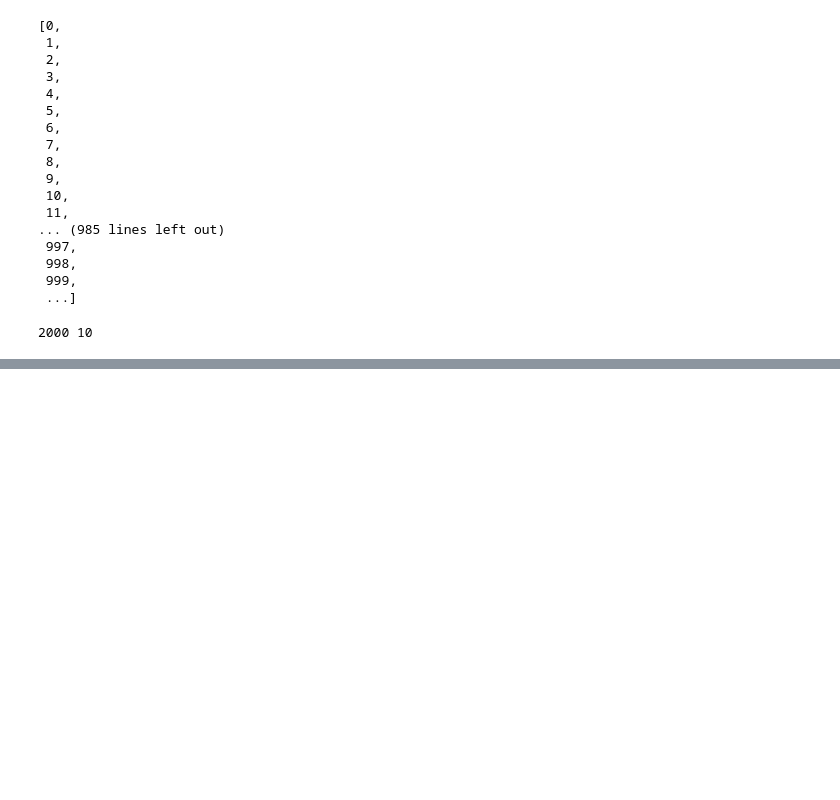
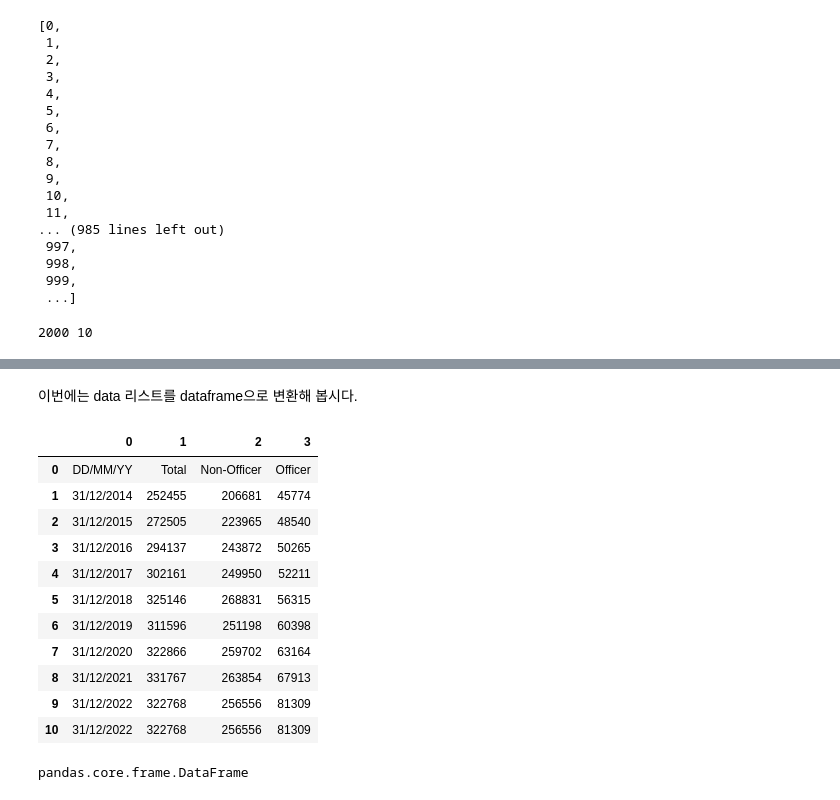
Before and after one commit to dscoool/datastructure, a Jupyter notebook: algorithm01.ipynb, the cells around one changed output, grey strips where cells are left out. Cells and saved outputs as stored; diff of their text form; code cells hidden in the pictures; blank space fills up the shorter version.

```diff
--- a/algorithm01.ipynb
+++ b/algorithm01.ipynb
@@ -55,14 +108,14 @@ https://raw.githubusercontent.com/dscoool/datastructure/main/hrdata.csv
 import csv
 import pandas as pd
 
-# with open('https://raw.githubusercontent.com/dscoool/datastructure/main/hrdata.csv', newline='') as f:
-
-#     reader = csv.reader(f) #한 줄씩 읽어 reader에 저장
-#     data = list(reader) #reader에 저장된 것을 list형태로 data 변수(variable)에 저장
+#로컬에서 파일을 열 경우!!
+with open('hrdata.csv', newline='') as f: #.csv 파일 열기
+    reader = csv.reader(f) #한 줄씩 읽어 reader에 저장
+    data = list(reader) #reader에 저장된 것을 list형태로 data 변수(variable)에 저장
 
 #로컬에서 파일이 열리지 않을 경우 url에서 가져옵니다!!
-hrdata = pd.read_csv('https://raw.githubusercontent.com/dscoool/datastructure/main/hrdata.csv')
-data=hrdata.values.tolist() #온라인에서 읽어 온 hrdata01.csv파일을 data라는 list에 저장합니다!!
+# hrdata = pd.read_csv('https://raw.githubusercontent.com/dscoool/datastructure/main/hrdata.csv')
+# data=hrdata.values.tolist() #온라인에서 읽어 온 hrdata01.csv파일을 data라는 list에 저장합니다!!
 
 # print(data) #list형태의 data 변수를 출력해 봅시다.
 data
@@ -78,0 +172,4 @@ data
+# %%
+# 'DT'를 'DD/MM/YY로 업데이트 해 봅시다!!
+data[0][0] = 'DD/MM/YY'
+data
@@ -78,0 +187,4 @@ data
+# %%
+# list에 데이터를 추가(append) 해 봅시다!!
+data.append(['31/12/2022',322768,256556,81309])
+data
@@ -78,0 +220,25 @@ data
+# %% [markdown]
+이번에는 data 리스트를 dataframe으로 변환해 봅시다.
+# %%
+import pandas as pd
+df = pd.DataFrame(data)
+
+df
+# %% [output]
+|  | 0 | 1 | 2 | 3 |
+| 0 | DD/MM/YY | Total | Non-Officer | Officer |
+| 1 | 31/12/2014 | 252455 | 206681 | 45774 |
+| 2 | 31/12/2015 | 272505 | 223965 | 48540 |
+| 3 | 31/12/2016 | 294137 | 243872 | 50265 |
+| 4 | 31/12/2017 | 302161 | 249950 | 52211 |
+| 5 | 31/12/2018 | 325146 | 268831 | 56315 |
+| 6 | 31/12/2019 | 311596 | 251198 | 60398 |
+| 7 | 31/12/2020 | 322866 | 259702 | 63164 |
+| 8 | 31/12/2021 | 331767 | 263854 | 67913 |
+| 9 | 31/12/2022 | 322768 | 256556 | 81309 |
+| 10 | 31/12/2022 | 322768 | 256556 | 81309 |
+# %%
+#df의 데이터 종류(type)을 확인해봅시다!!
+type(df)
+# %% [output]
+pandas.core.frame.DataFrame
```
Also changed, not shown: parts of 26 cells of this notebook, 3 other files.
